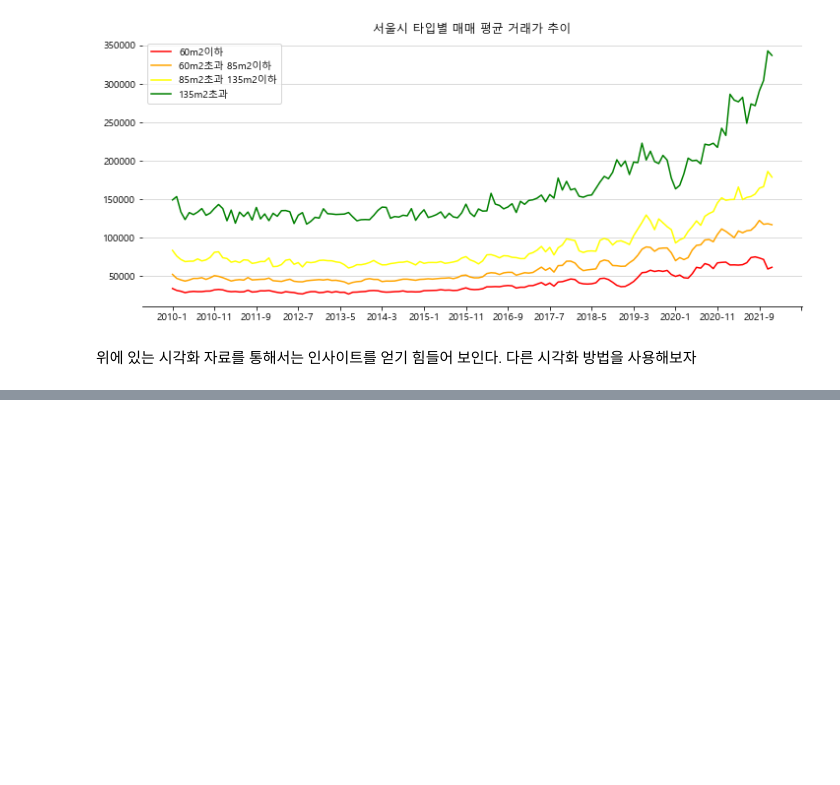
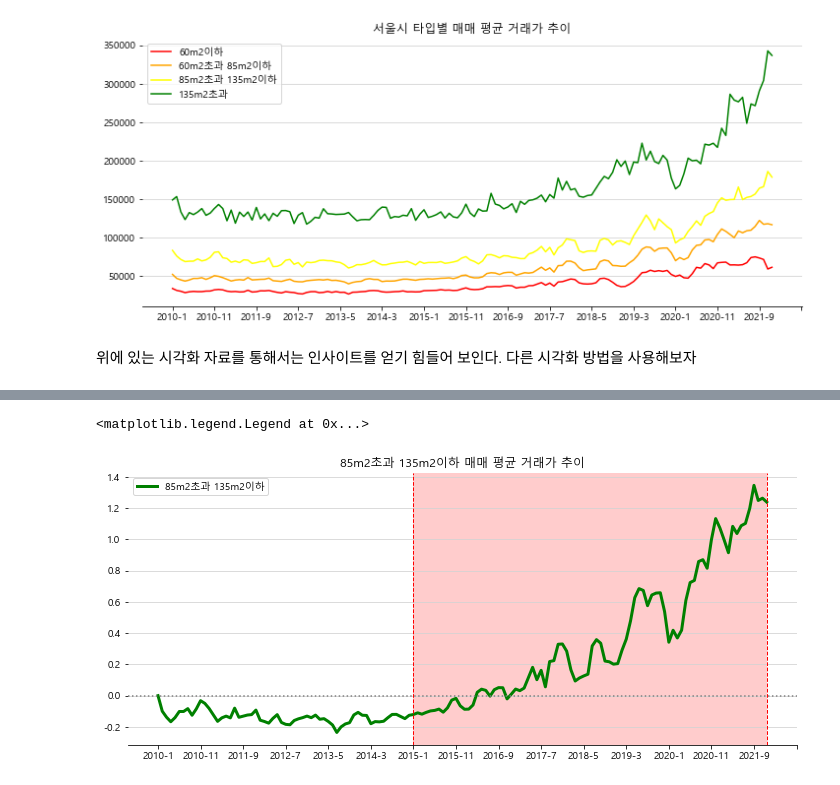
Before and after one commit to ljs7463/prop-tech, a Jupyter notebook: Real estate Analysis/분양가 상한제와 부동산 가격 분석.ipynb, the cells around one changed output, grey strips where cells are left out. Saved outputs shown, nothing was run; the diff lists cells and outputs as text; code cells hidden in the pictures; blank space fills up the shorter version.

```diff
--- a/Real estate Analysis/분양가 상한제와 부동산 가격 분석.ipynb
+++ b/Real estate Analysis/분양가 상한제와 부동산 가격 분석.ipynb
@@ -250,0 +192,26 @@ unsold = db.read_table(sql)
+# %%
+fig, ax = plt.subplots(figsize = (12, 5))
+ax.plot(df2['date'], df2['f0_'],c = 'green',label = '85m2초과 135m2이하',linewidth = 3)
+
+# xticks개수 조절
+ax.xaxis.set_major_locator(MaxNLocator(16))
+
+# 그리드 추가
+ax.grid(axis="y", c="lightgray") # "axis = 'x'" 는 x축 세로선 grid생성
+
+# 필요없는 선 제거
+ax.spines[["left", "top", "right"]].set_visible(False)
+
+# 0점선
+ax.axhline(y=0, c="gray", ls=":")
+
+# 분양권 상한제 시점 표시
+ax.axvspan('2015-1', '2021-12', facecolor='red',alpha = 0.2)
+plt.axvline(x='2015-1', color='r', linestyle='--', linewidth=1)
+plt.axvline(x='2021-12', color='r', linestyle='--', linewidth=1)
+
+plt.title('85m2초과 135m2이하 매매 평균 거래가 추이')
+plt.legend()
+# %% [output]
+<matplotlib.legend.Legend at 0x...>
+[figure, added]
```
Also changed, not shown: parts of 21 cells of this notebook.
